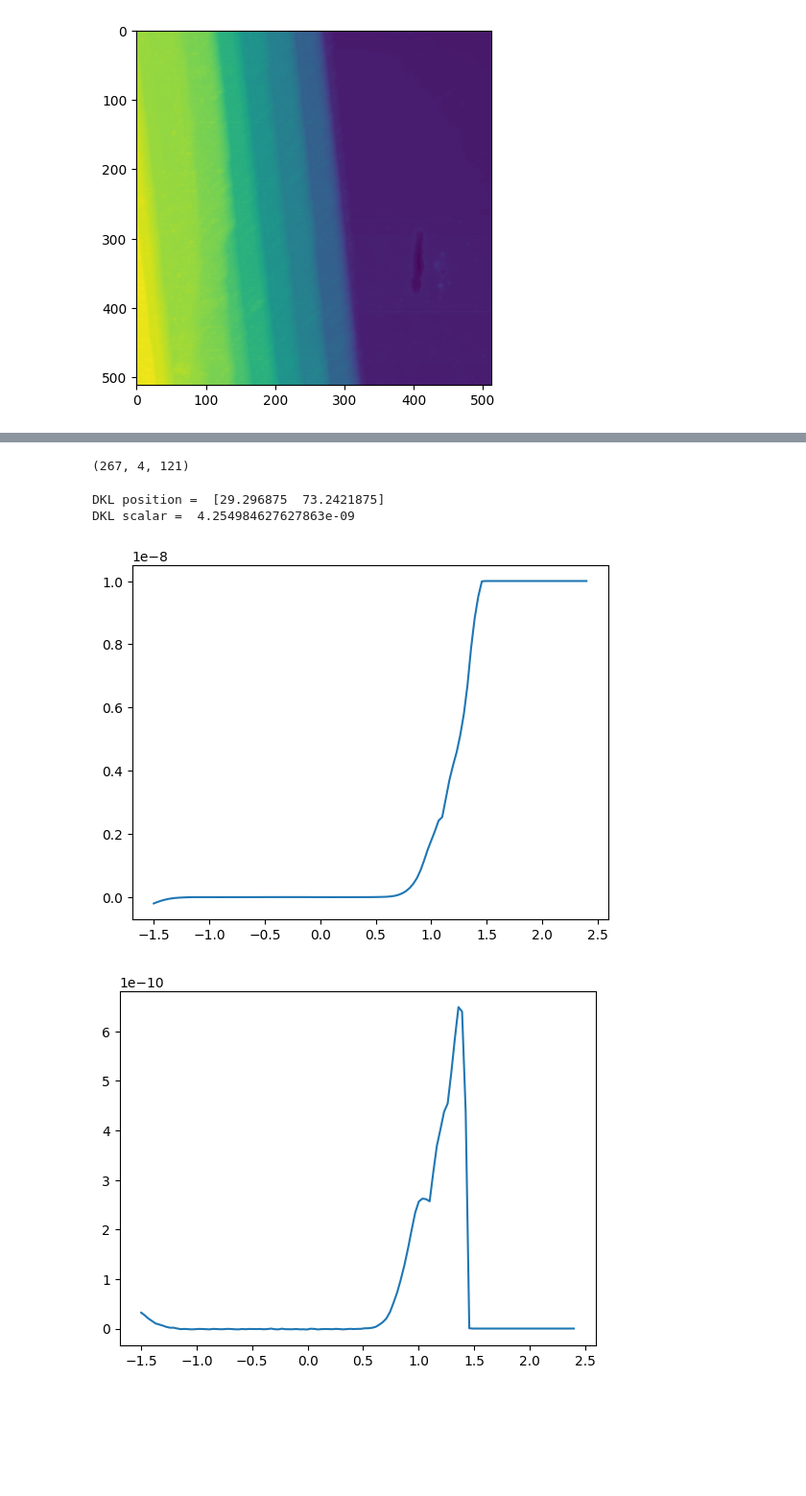
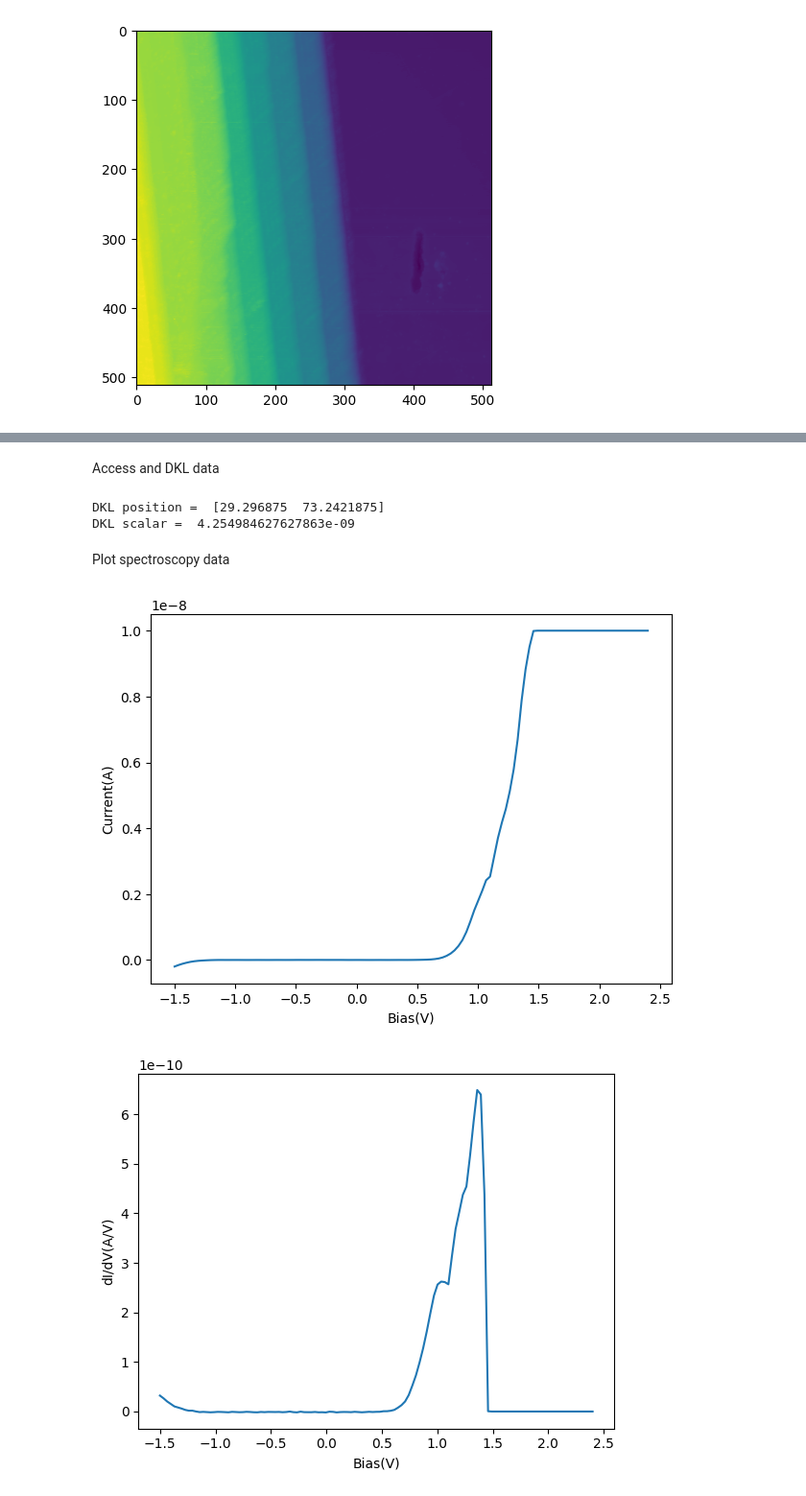
Before and after one commit to gnganesh99/DKL_on_STM, a Jupyter notebook: Analyze_DKL_data.ipynb, the cells around one changed output, grey strips where cells are left out. Shown: that part at 96% size. Saved outputs shown, nothing was run; the diff lists cells and outputs as text; code cells hidden in the pictures; blank space fills up the shorter version.

```diff
--- a/Analyze_DKL_data.ipynb
+++ b/Analyze_DKL_data.ipynb
@@ -86,9 +74 @@ print(f"frame_size = {image_dict['frame_size']}, pixels = {image_dict['pixels']}
 frame_size = 250, pixels = 512
-# %%
-dr = SciFiReaders.NSIDReader(input_file_path)
-#dr.view_metadata()
-dset = dr.read()[0]
-print(dset.shape)
-assert isinstance(dset, sidpy.Dataset)
-# %% [output]
-(267, 4, 121)
@@ -99,3 +75,5 @@ channel = 1
+# %% [markdown]
+Access and DKL data
 # %%
 #DKL Position
 
@@ -107,20 +91,30 @@ print(f'DKL scalar =  {scalar_dict[str(itr)]}')
 # %% [output]
 DKL position =  [29.296875  73.2421875]
 DKL scalar =  4.254984627627863e-09
+# %% [markdown]
+Plot spectroscopy data
 # %%
+
+figure = plt.figure(figsize = (7, 5))
+
 dataset = np.asarray(dset)
 
+#Spectroscopy data from dataset[iteration, channel];  Channel =  0: bias, 1: current; 2: didiv(LIX); 3: LIY
 bias =  dataset[itr, 0]
 current = dataset[itr][1]
 didv = dataset[itr][2]
 #print(bias[0])
 
 plt.plot(bias, current)
-plt.
+plt.xlabel('Bias(V)')
+plt.ylabel('Current(A)')
 plt.show()
 
+
 plt.plot(bias, didv)
+plt.xlabel('Bias(V)')
+plt.ylabel('dI/dV(A/V)')
 plt.show()
 # %% [output]
-[figure, old version]
+[figure, new version]
-[figure, old version]
+[figure, new version]
```
Also changed, not shown: parts of 14 cells of this notebook.
